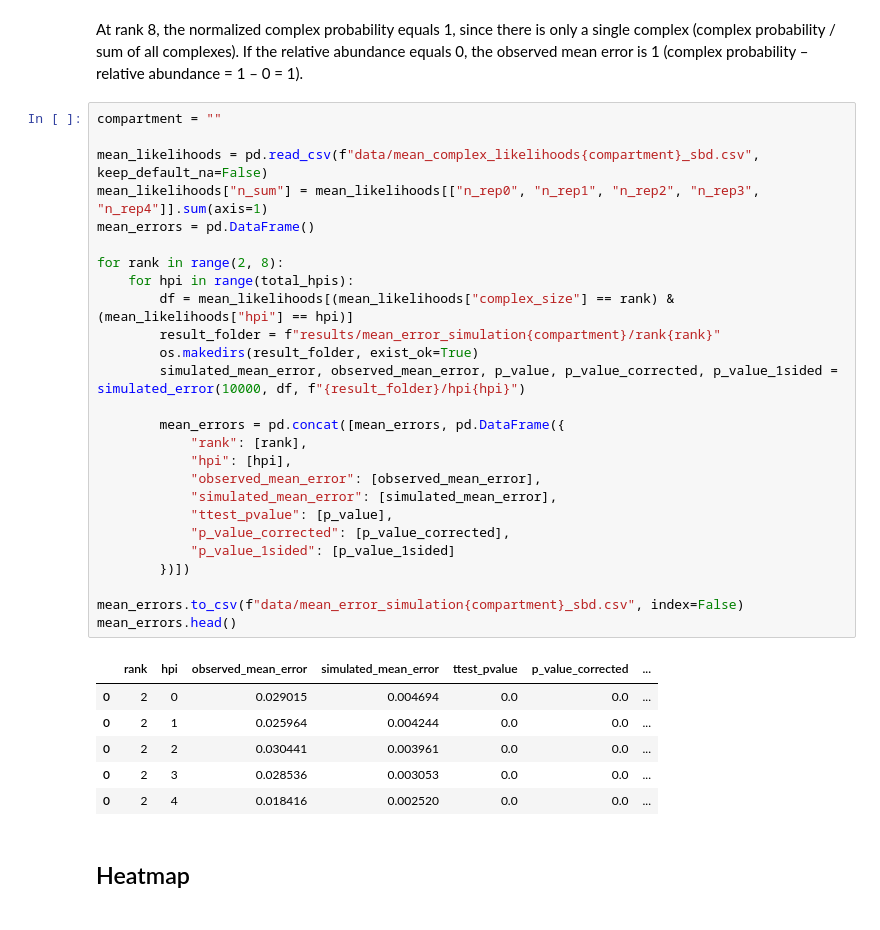
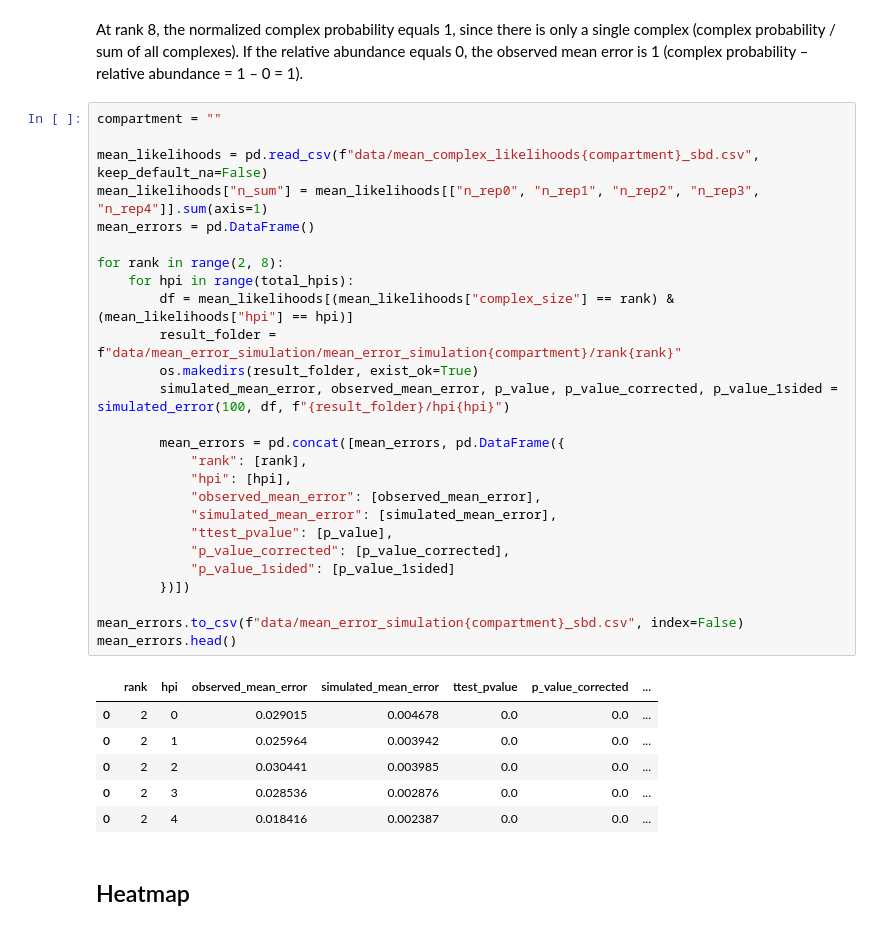
Before and after one commit to janniswi00/master_clean, a Jupyter notebook: complex_analysis.ipynb, the cells around one changed output. Cells and saved outputs as stored; diff of their text form.

```diff
--- a/complex_analysis.ipynb
+++ b/complex_analysis.ipynb
@@ -411,36 +411,36 @@ If the relative abundance equals 0, the observed mean error is 1 (complex probab
 # %%
 compartment = ""
 
 mean_likelihoods = pd.read_csv(f"data/mean_complex_likelihoods{compartment}_sbd.csv", keep_default_na=False)
 mean_likelihoods["n_sum"] = mean_likelihoods[["n_rep0", "n_rep1", "n_rep2", "n_rep3", "n_rep4"]].sum(axis=1)
 mean_errors = pd.DataFrame()
 
 for rank in range(2, 8):
     for hpi in range(total_hpis):
         df = mean_likelihoods[(mean_likelihoods["complex_size"] == rank) & (mean_likelihoods["hpi"] == hpi)]
-        result_folder = f"results/mean_error_simulation{compartment}/rank{rank}"
+        result_folder = f"data/mean_error_simulation/mean_error_simulation{compartment}/rank{rank}"
         os.makedirs(result_folder, exist_ok=True)
-        simulated_mean_error, observed_mean_error, p_value, p_value_corrected, p_value_1sided = simulated_error(10000, df, f"{result_folder}/hpi{hpi}")
+        simulated_mean_error, observed_mean_error, p_value, p_value_corrected, p_value_1sided = simulated_error(100, df, f"{result_folder}/hpi{hpi}")
 
         mean_errors = pd.concat([mean_errors, pd.DataFrame({
             "rank": [rank],
             "hpi": [hpi],
             "observed_mean_error": [observed_mean_error],
             "simulated_mean_error": [simulated_mean_error],
             "ttest_pvalue": [p_value],
             "p_value_corrected": [p_value_corrected],
             "p_value_1sided": [p_value_1sided]
         })])
 
 mean_errors.to_csv(f"data/mean_error_simulation{compartment}_sbd.csv", index=False)
 mean_errors.head()
 # %% [output]
 |  | rank | hpi | observed_mean_error | simulated_mean_error | ttest_pvalue | p_value_corrected | ... |
-| 0 | 2 | 0 | 0.029015 | 0.004694 | 0.0 | 0.0 | ... |
-| 0 | 2 | 1 | 0.025964 | 0.004244 | 0.0 | 0.0 | ... |
-| 0 | 2 | 2 | 0.030441 | 0.003961 | 0.0 | 0.0 | ... |
-| 0 | 2 | 3 | 0.028536 | 0.003053 | 0.0 | 0.0 | ... |
-| 0 | 2 | 4 | 0.018416 | 0.002520 | 0.0 | 0.0 | ... |
+| 0 | 2 | 0 | 0.029015 | 0.004678 | 0.0 | 0.0 | ... |
+| 0 | 2 | 1 | 0.025964 | 0.003942 | 0.0 | 0.0 | ... |
+| 0 | 2 | 2 | 0.030441 | 0.003985 | 0.0 | 0.0 | ... |
+| 0 | 2 | 3 | 0.028536 | 0.002876 | 0.0 | 0.0 | ... |
+| 0 | 2 | 4 | 0.018416 | 0.002387 | 0.0 | 0.0 | ... |
 # %% [markdown]
 ## Heatmap
 # %%
```
Also changed, not shown: 1 other file.
